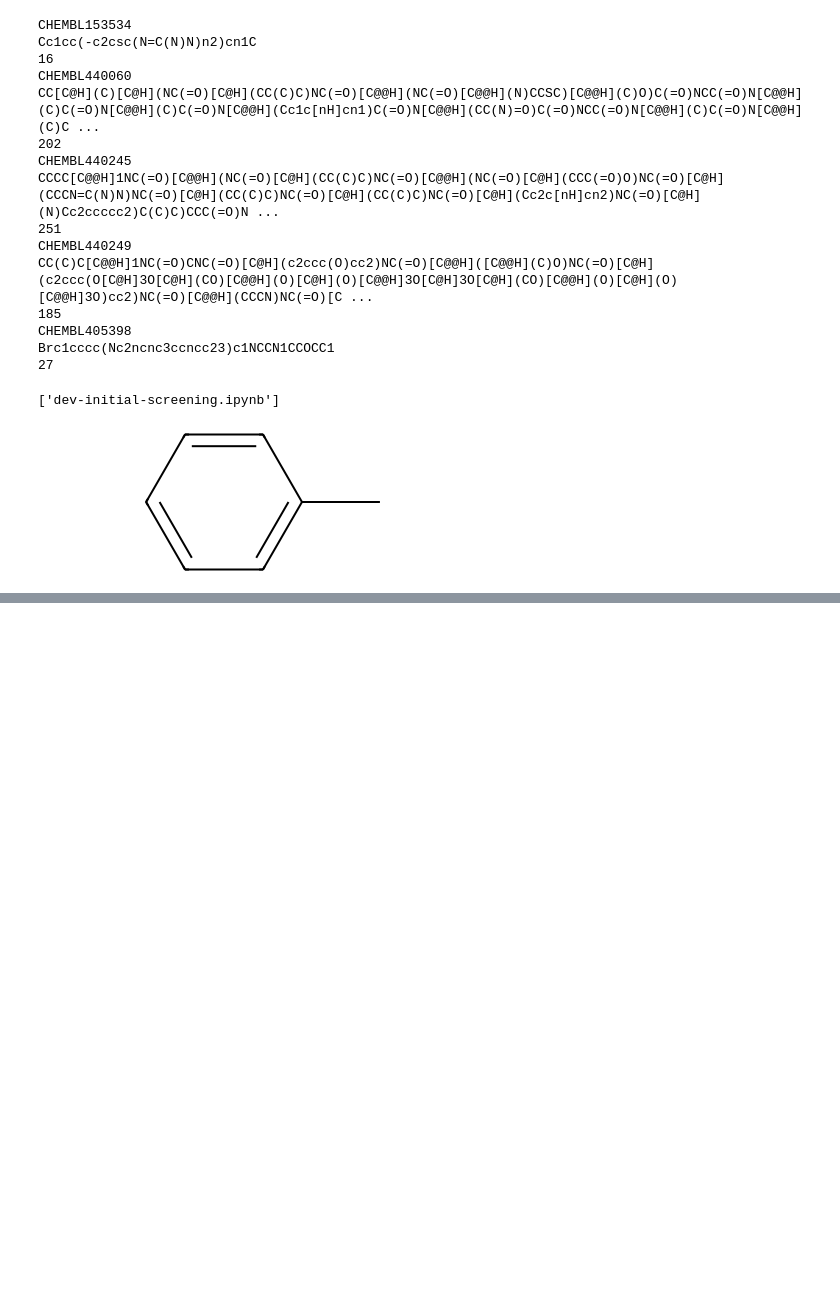
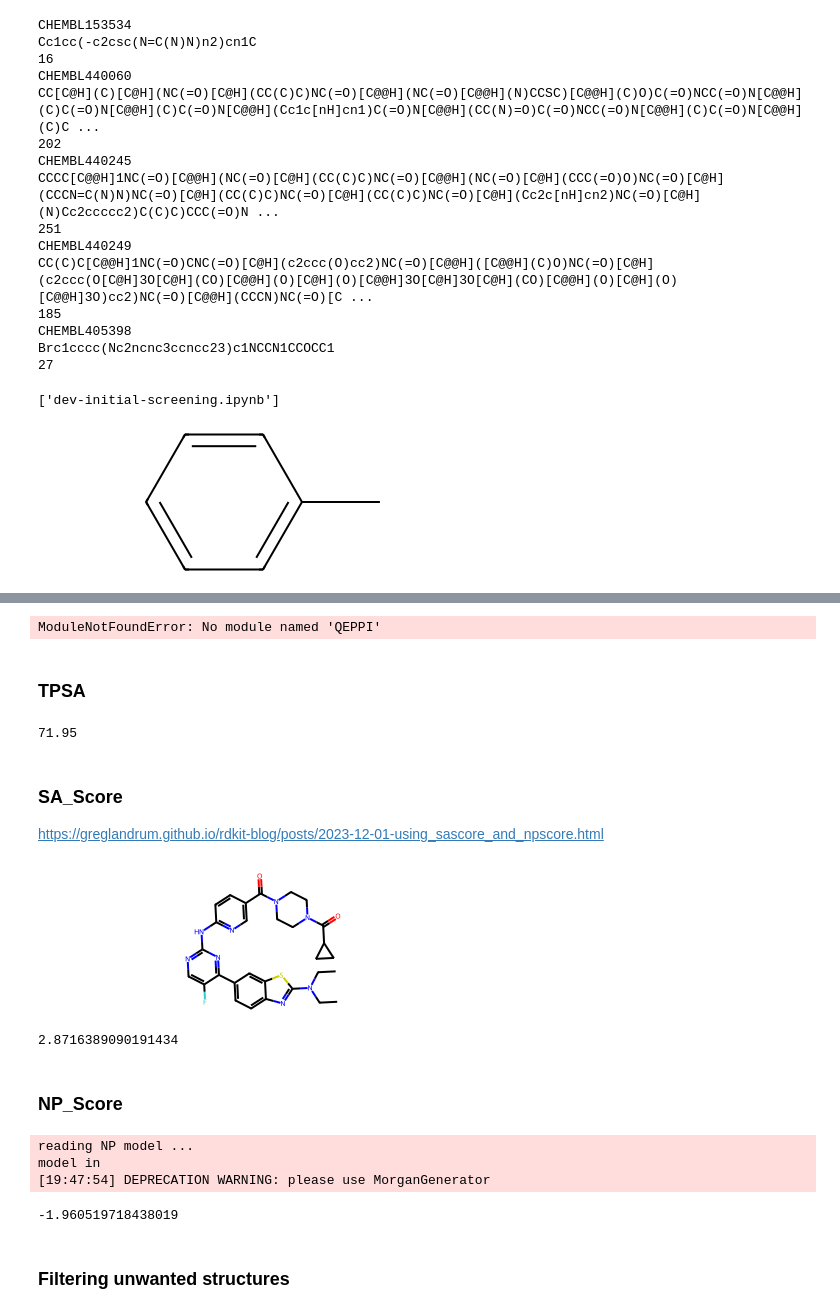
Before and after one commit to SleepDealler/In-Silco-Screening-and-Generating-for-TrmD-Inhibitors, a Jupyter notebook: src/notebooks/dev-initial-screening.ipynb, the cells around one changed output, grey strips where cells are left out. Saved outputs shown, nothing was run; the diff lists cells and outputs as text; code cells hidden in the pictures; blank space fills up the shorter version.

```diff
--- a/src/notebooks/dev-initial-screening.ipynb
+++ b/src/notebooks/dev-initial-screening.ipynb
@@ -91,0 +168,64 @@ print(pass_ro5)
+# %%
+import QEPPI as ppi
+from rdkit import Chem
+from rdkit.Chem import SDMolSupplier
+
+q = ppi.QEPPI_Calculator()
+q.read()
+
+# SMILES
+print(q.qeppi(mol))
+# 0.7862842663145835
+# %% [output]
+ModuleNotFoundError: No module named 'QEPPI'
+# %% [markdown]
+### TPSA
+# %%
+Descriptors.TPSA(mol)
+# %% [output]
+71.95
+# %% [markdown]
+### SA_Score
+https://greglandrum.github.io/rdkit-blog/posts/2023-12-01-using_sascore_and_npscore.html
+# %%
+mol = Chem.MolFromSmiles(
+    "FC1=CN=C(NC2=NC=C(C(N3CCN(C(C4CC4)=O)CC3)=O)C=C2)N=C1C5=CC=C6N=C(N(CC)CC)SC6=C5"
+)
+mol
+# %% [output]
+[figure, added]
+# %%
+from rdkit import Chem
+from rdkit.Chem import RDConfig
+import os
+import sys
+
+sys.path.append(os.path.join(RDConfig.RDContribDir, "SA_Score"))
+# now you can import sascore!
+import sascorer
+
+s = sascorer.calculateScore(mol)
+s
+# %% [output]
+2.8716389090191434
+# %% [markdown]
+### NP_Score
+# %%
+from rdkit import Chem
+from rdkit.Chem import RDConfig
+import os
+import sys
+
+sys.path.append(os.path.join(RDConfig.RDContribDir, "NP_Score"))
+# now you can import sascore!
+import npscorer
+
+fscore = npscorer.readNPModel()
+npscorer.scoreMol(mol, fscore)
+# %% [output]
+reading NP model ...
+model in
+[19:47:54] DEPRECATION WARNING: please use MorganGenerator
+-1.960519718438019
+# %% [markdown]
+### Filtering unwanted structures
```
Also changed, not shown: parts of 16 cells of this notebook.
